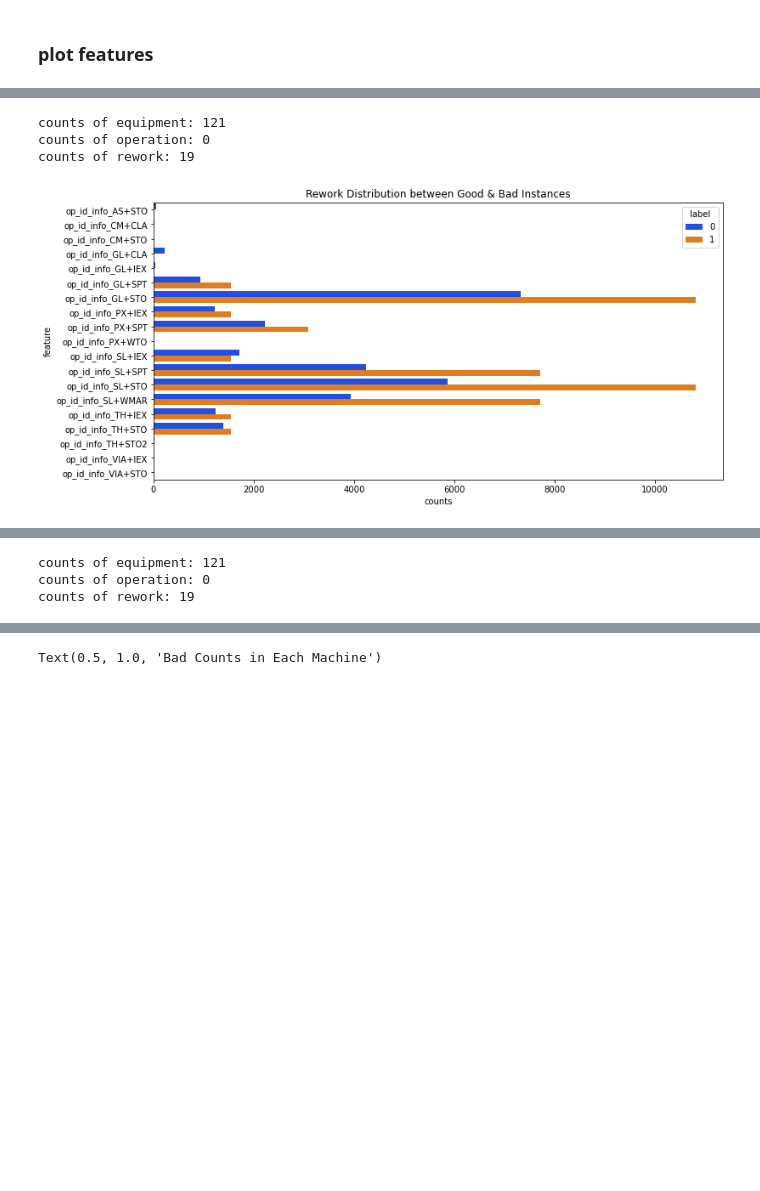
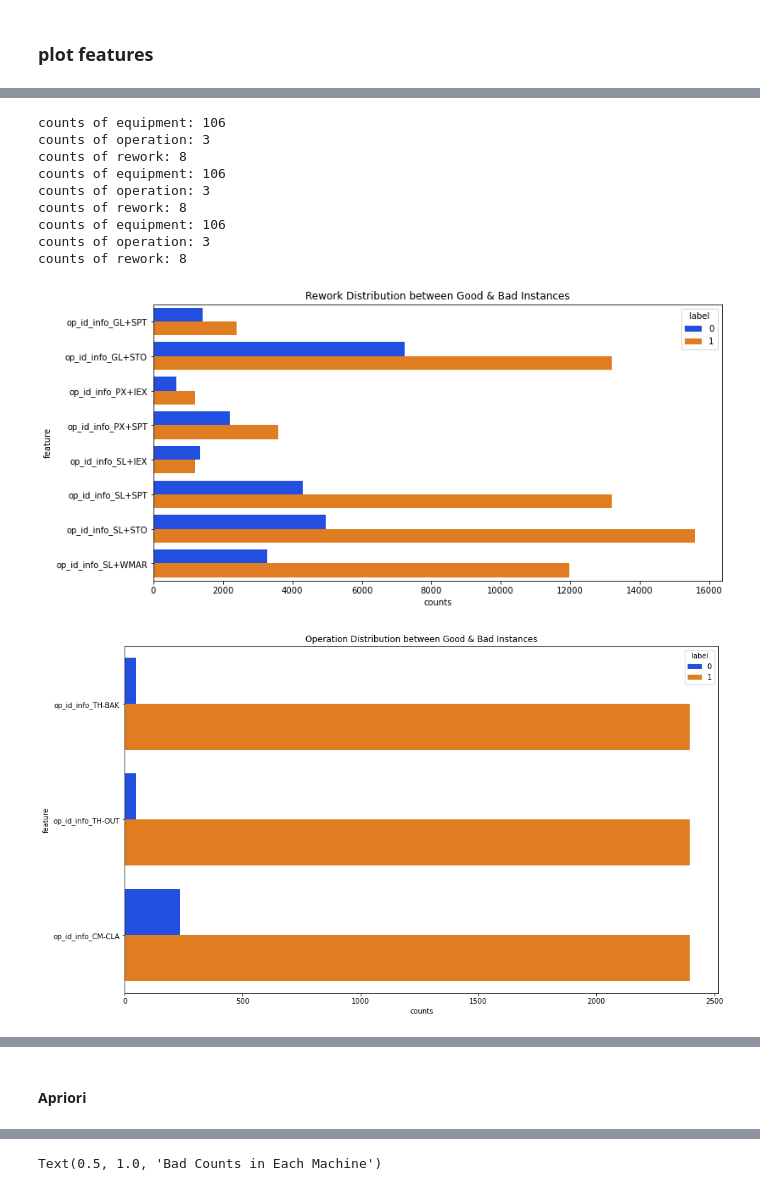
Before and after one commit to ruibone/AUO_aging_test, a Jupyter notebook: AUO aging test/AUO_aging/1_1_Dataset_Construction.ipynb, the cells around one changed output, grey strips where cells are left out. Drawn from its saved outputs; the diff is of its cells as text; code cells hidden in the pictures; blank space fills up the shorter version.

```diff
--- a/AUO aging test/AUO_aging/1_1_Dataset_Construction.ipynb
+++ b/AUO aging test/AUO_aging/1_1_Dataset_Construction.ipynb
@@ -149,7 +149,7 @@ def split_module(module, sep_date = '2021-05-01') :
 
     # define the date
     divide = module_time[module_time['shift_date'] == sep_date].index.min()
-    module_train  = module_time.loc[: divide-1].drop(columns = ['shift_date', 'year', 'month', 'day'])
+    module_train  = module_time.loc[: divide].drop(columns = ['shift_date', 'year', 'month', 'day'])
     module_test = module_time.loc[divide:].drop(columns = ['shift_date', 'year', 'month', 'day']).reset_index(drop = True)
     print('Dimension of unique id in module_train:', module_train.shape,
          '\nDimension of unique id in module_test:', module_test.shape)
@@ -744,8 +745,8 @@ test_bad = TypeOfBad(TestingSet_0, Bad_Types, sorting = True)
 #### Feature infos in each month
 # %%
 ##### split the runhist data to one-month #####
-# count list of m8 - m1 = [22817, 44206, 62346, 81380, 101997, 119545, _, _]
-# count list of m2 - m7 = [39193, 100305, 160099, 210932, 220610]
+# count list of m8 - m1 = [0, 22817, 44206, 62346, 81380, 101997, 119545, _]
+# count list of m2 - m7 = [0, 39193, 100305, 160099, 210932, 220610]
 old_module = new_shift(module)
 old_module = order_module(old_module)
 new_module = order_module(module_m2_m7)
@@ -767,3 +768,14 @@ array_m1, _, _ = runhist_array_m2to7(runhist_array_m1, id_mapping_m1, module_m1,
 array_m2, array_m3, _ = runhist_array_m2to7(runhist_array_m23, id_mapping_m23, module_m23, sep_date = '2021-03-01')
 array_m4, array_m5, _ = runhist_array_m2to7(runhist_array_m45, id_mapping_m45, module_m45, sep_date = '2021-05-01')
 array_m6, array_m7, _ = runhist_array_m2to7(runhist_array_m67, id_mapping_m67, module_m67, sep_date = '2021-07-01')
+
+# combine all the data and switch the label to the right end
+# array_all = pd.concat([array_m8, array_m9, array_m10, array_m11, array_m12, array_m1,
+#                        array_m2, array_m3, array_m4, array_m5, array_m6, array_m7], axis = 0).fillna(0)
+
+array_train = pd.concat([array_m2, array_m3, array_m4], axis = 0).fillna(0)
+col_GB = array_train.GB
+array_train = array_train.drop(columns = 'GB')
+array_train['GB'] = col_GB
+array_test = array_m5.copy()
+array_all = pd.concat([array_train, array_test], axis = 0).fillna(0)
@@ -929,15 +1016,23 @@ counts of rework: 19
 # %%
 ##### plot and compare the rework frequency in good & bad instances #####
+array_target = array_train
 
-bar_rework = feature_gb(all_runhist, target = 'Rework', figsize = (12, 6))
+bar_rework = feature_gb(array_target, target = 'Rework', figsize = (12, 6))
 # bar_rework.set(xlim = (0, 250)) # zoom in to examine extremely low frequency rework
 
-# bar_op = feature_gb(all_runhist, target = 'Operation', figsize = (15, 9))
-# bar_op.set(xlim = (0, 250))
+bar_op = feature_gb(array_target, target = 'Operation', figsize = (15, 9))
+# bar_op.set(xlim = (0, 2500))
 
-# bar_eqp = feature_gb(all_runhist, target = 'Equipment', figsize = (25, 20))
+bar_eqp = feature_gb(array_target, target = 'Equipment', figsize = (25, 15))
 # %% [output]
-counts of equipment: 121
-counts of operation: 0
-counts of rework: 19
+counts of equipment: 106
+counts of operation: 3
+counts of rework: 8
+counts of equipment: 106
+counts of operation: 3
+counts of rework: 8
+counts of equipment: 106
+counts of operation: 3
+counts of rework: 8
-[figure, old version]
+[figure, new version]
+[figure, added]
@@ -944,11 +1040,9 @@ counts of rework: 19
+# %% [markdown]
+#### Apriori
 # %%
 ##### apriori between equipments & reworks #####
 # select features
-target_data = all_runhist
-
-allcols = target_data.columns[1:-1]
-eqp_list, op_list, rework_list = count_rework(allcols)
-apriori_data = target_data[eqp_list + rework_list]
+target_data = array_train
 
 # convert to boolean datatype
 data_dim = apriori_data.shape
@@ -959,8 +1053,4 @@ bool_data = np.reshape(bool_vector, data_dim)
 te = TransactionEncoder()
 te.columns_ = apriori_data.columns
 te_data = te.inverse_transform(bool_data)
-# %% [output]
-counts of equipment: 121
-counts of operation: 0
-counts of rework: 19
 # %%
```
Also changed, not shown: parts of 12 cells of this notebook, 6 other files.
